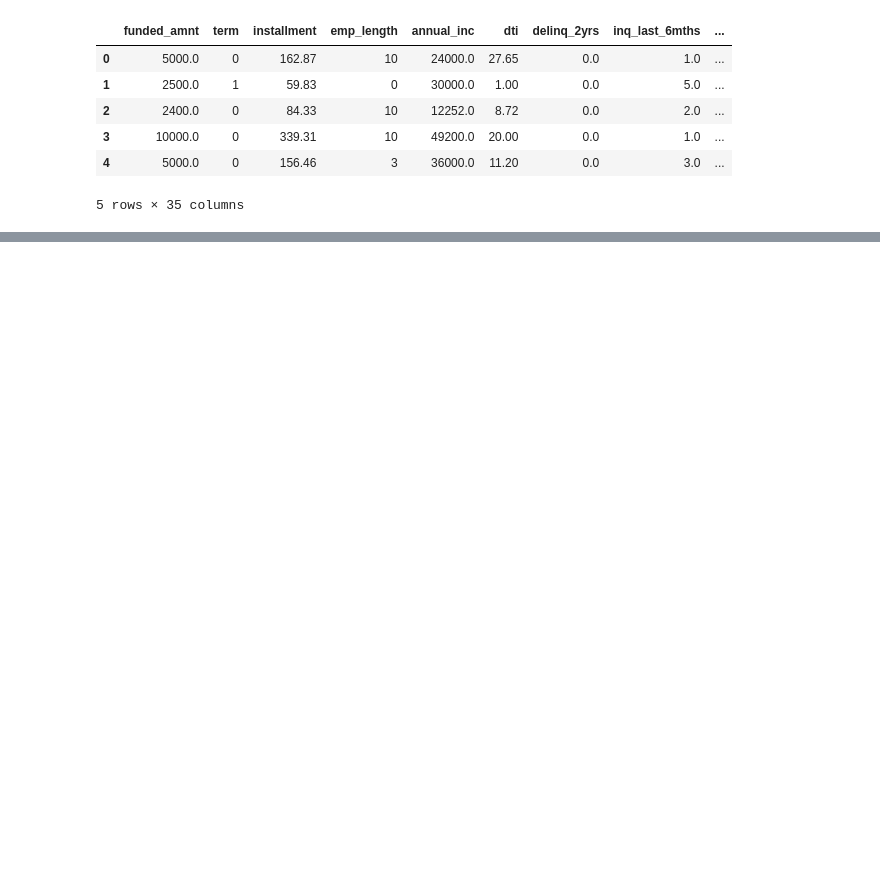
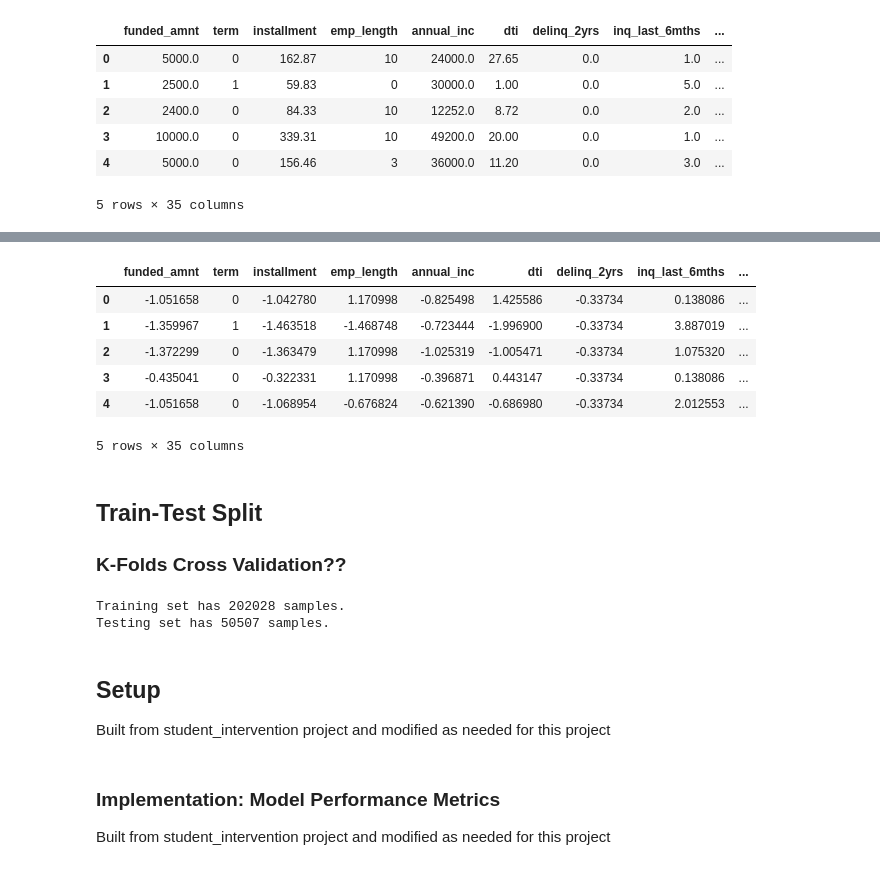
Before and after one commit to TimLatham/Udacity_Projects, a Jupyter notebook: ML_Nanodegree/Capstone2/loanAnalysis.ipynb, the cells around one changed output, grey strips where cells are left out. Saved outputs shown, nothing was run; the diff lists cells and outputs as text; code cells hidden in the pictures; blank space fills up the shorter version.

Commit message:
chore: Progress load
Added functionality and modeling from student_intervention and
customer_segments projects.

```diff
--- a/ML_Nanodegree/Capstone2/loanAnalysis.ipynb
+++ b/ML_Nanodegree/Capstone2/loanAnalysis.ipynb
@@ -69,12 +72,12 @@ Number of charge-offs: 45161.0
 Success rate of loans: 82.12%
 # %%
 # Store the 'loan_status' feature in a new variable and remove it from the dataset
-outcomes = loan_data['loan_status']
-data = loan_data.drop(['loan_status'], axis = 1)
+y_all = loan_data['loan_status']
+X_all = loan_data.drop(['loan_status'], axis = 1)
 
 # Show the new dataset with 'loan_status' removed
-display(data.head())
-display(outcomes.head())
+display(X_all.head())
+display(y_all.head())
 # %% [output]
 |  | funded_amnt | term | installment | emp_length | home_ownership | annual_inc | verification_status | ... |
 | 0 | 5000.0 | 0 | 162.87 | 10 | RENT | 24000.0 | Verified | ... |
@@ -101,5 +104,5 @@ display(data.describe())
 | 75% | 18125.000000 | 0.000000 | 547.550000 | 10.000000 | 8.700000e+04 | 22.000000 | 0.000000 | 1.000000 | ... |
 | max | 35000.000000 | 1.000000 | 1424.570000 | 10.000000 | 8.706582e+06 | 57.140000 | 29.000000 | 8.000000 | ... |
 # %%
-data = pd.get_dummies(data, columns=['home_ownership', 'purpose', 'verification_status'])
+X_all = pd.get_dummies(X_all, columns=['home_ownership', 'purpose', 'verification_status'])
 # %%
@@ -134,0 +123,38 @@ dtype: object
+# %%
+quant_features = ['annual_inc', 'collections_12_mths_ex_med', 'delinq_2yrs', 'dti', 'emp_length', 'funded_amnt',
+                 'inq_last_6mths', 'installment', 'mths_since_last_delinq', 'mths_since_last_major_derog',
+                  'mths_since_last_record', 'open_acc', 'pub_rec', 'revol_util']
+# Store scalings in a dictionary so we can convert back later
+scaled_features = {}
+for each in quant_features:
+    mean, std = X_all[each].mean(), X_all[each].std()
+    scaled_features[each] = [mean, std]
+    X_all.loc[:, each] = (X_all[each] - mean)/std
+
+display(X_all.head())
+# %% [output]
+|  | funded_amnt | term | installment | emp_length | annual_inc | dti | delinq_2yrs | inq_last_6mths | ... |
+| 0 | -1.051658 | 0 | -1.042780 | 1.170998 | -0.825498 | 1.425586 | -0.33734 | 0.138086 | ... |
+| 1 | -1.359967 | 1 | -1.463518 | -1.468748 | -0.723444 | -1.996900 | -0.33734 | 3.887019 | ... |
+| 2 | -1.372299 | 0 | -1.363479 | 1.170998 | -1.025319 | -1.005471 | -0.33734 | 1.075320 | ... |
+| 3 | -0.435041 | 0 | -0.322331 | 1.170998 | -0.396871 | 0.443147 | -0.33734 | 0.138086 | ... |
+| 4 | -1.051658 | 0 | -1.068954 | -0.676824 | -0.621390 | -0.686980 | -0.33734 | 2.012553 | ... |
+5 rows × 35 columns
+# %% [markdown]
+## Train-Test Split
+### K-Folds Cross Validation??
+# %%
+from sklearn.model_selection import train_test_split
+
+train_prop = 0.8
+
+X_train, X_test, y_train, y_test = train_test_split(X_all, y_all, train_size=train_prop, random_state=1)
+
+print("Training set has {} samples.".format(X_train.shape[0]))
+print("Testing set has {} samples.".format(X_test.shape[0]))
+# %% [output]
+Training set has 202028 samples.
+Testing set has 50507 samples.
+# %% [markdown]
+## Setup
+Built from student_intervention project and modified as needed for this project
@@ -134,0 +199,3 @@ dtype: object
+# %% [markdown]
+### Implementation: Model Performance Metrics
+Built from student_intervention project and modified as needed for this project
```
Also changed, not shown: parts of 9 cells of this notebook.
